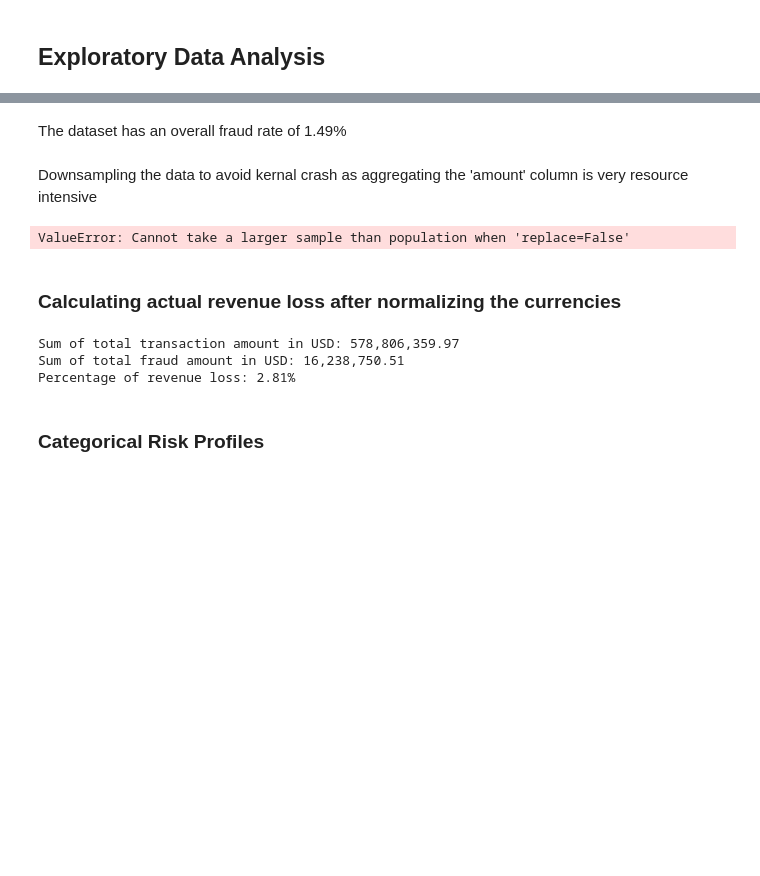
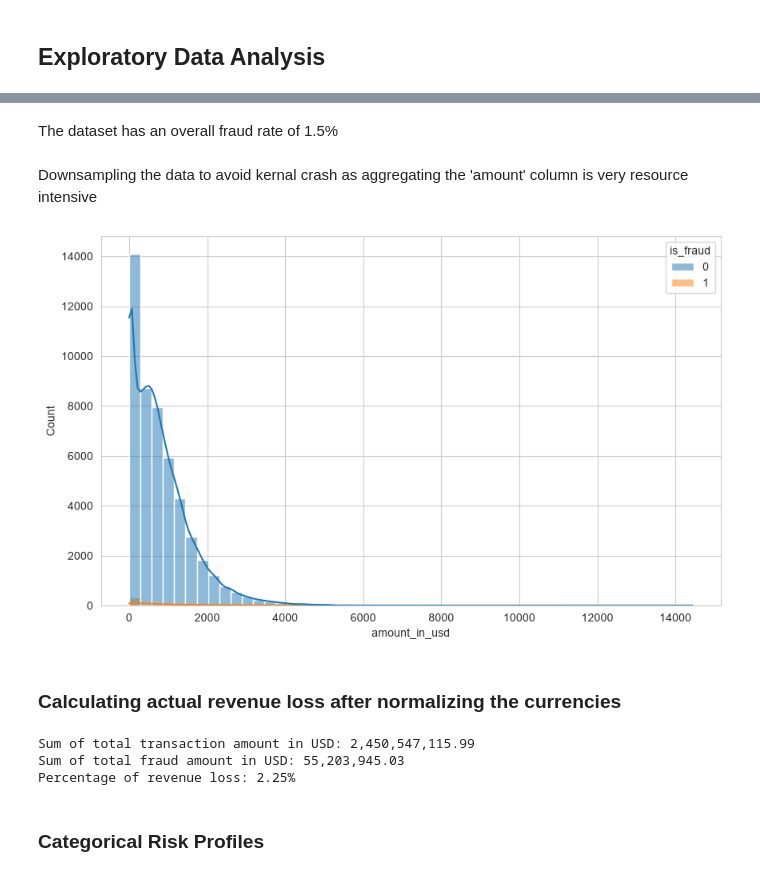
Before and after one commit to 0xsquawk/airline-fraud-radar, a Jupyter notebook: eda_modelling.ipynb, the cells around one changed output, grey strips where cells are left out. Drawn from its saved outputs; the diff is of its cells as text; code cells hidden in the pictures; blank space fills up the shorter version.

Commit message:
Source dataset changed, removed unnecessary i/o code cells

```diff
--- a/eda_modelling.ipynb
+++ b/eda_modelling.ipynb
@@ -248,3 +158,3 @@ is_fraud
 Name: proportion, dtype: float64
 # %% [markdown]
-The dataset has an overall fraud rate of 1.49%
+The dataset has an overall fraud rate of 1.5%
@@ -278,36 +163,36 @@ Downsampling the data to avoid kernal crash as aggregating the 'amount' column i
 # %%
 # Strategic Downsampling
 # Taking a random sample of 50,000 rows to protect system memory or avoid kernal crash
 df_sample = df.sample(n=50000, random_state=22)
 
 # Plotting the cleaned, normalized distribution
 plt.figure(figsize=(10,6))
 
 sns.histplot(
     data=df_sample,
-    x='amount_usd',
+    x='amount_in_usd',
     hue='is_fraud',
     kde=True,
     bins=50
 )
 
 plt.show()
 # %% [output]
-ValueError: Cannot take a larger sample than population when 'replace=False'
+[figure, added]
 # %% [markdown]
 ### Calculating actual revenue loss after normalizing the currencies
 # %%
-total_txn_amt = df['amount_usd'].sum()
+total_txn_amt = df['amount_in_usd'].sum()
 print(f"Sum of total transaction amount in USD: {total_txn_amt:,.2f}")
-fraud_total_amt = df.query("is_fraud == 1")['amount'].sum()
+fraud_total_amt = df.query("is_fraud == 1")['amount_in_usd'].sum()
 print(f"Sum of total fraud amount in USD: {fraud_total_amt:,.2f}")
 
 fraud_perc_amt = fraud_total_amt * 100 / total_txn_amt
 print(f"Percentage of revenue loss: {fraud_perc_amt:,.2f}%")
 # %% [output]
-Sum of total transaction amount in USD: 578,806,359.97
-Sum of total fraud amount in USD: 16,238,750.51
-Percentage of revenue loss: 2.81%
+Sum of total transaction amount in USD: 2,450,547,115.99
+Sum of total fraud amount in USD: 55,203,945.03
+Percentage of revenue loss: 2.25%
 # %% [markdown]
 ### Categorical Risk Profiles
 # %%
```
Also changed, not shown: parts of 25 cells of this notebook.
